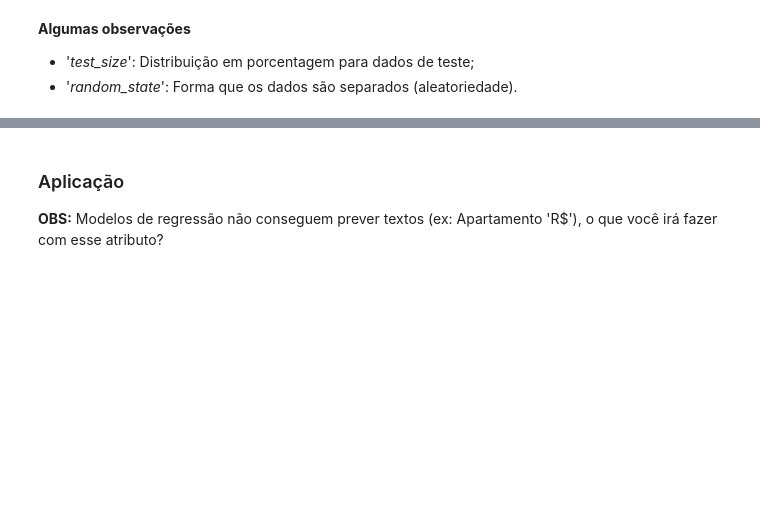
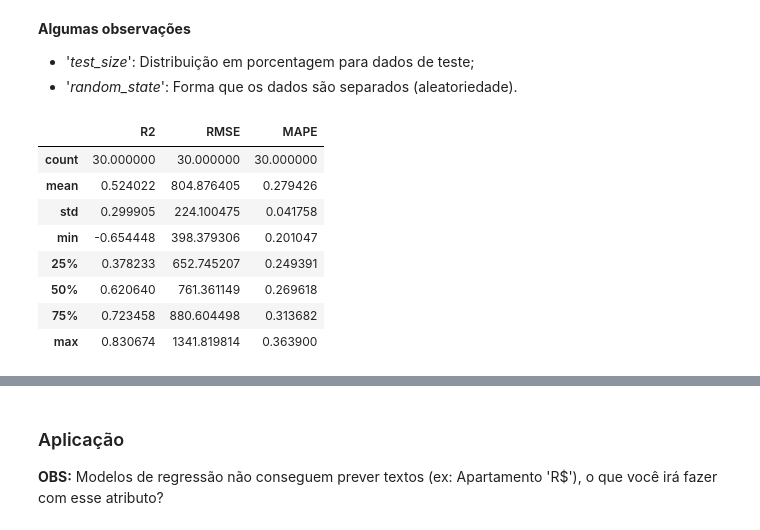
Before and after one commit to dudasimonassi/HackathonIA, a Jupyter notebook: Competicao_IA.ipynb, the cells around one changed output, grey strips where cells are left out. Saved outputs shown, nothing was run; the diff lists cells and outputs as text; code cells hidden in the pictures; blank space fills up the shorter version.

```diff
--- a/Competicao_IA.ipynb
+++ b/Competicao_IA.ipynb
@@ -301,18 +296,39 @@ Tipos de Imóveis a serem avaliados:
 # %%
-# NOSSO
-# Inputs
-X = apartamento_cobertura_kitnet_df.drop(['Preço'], axis=1)
-# Outputs
-y = [i[0] for i in apartamento_cobertura_kitnet_df[['Preço']].values]
-# Dados de treino e teste
-X_train, X_test, y_train, y_test = train_test_split(X, y, test_size=0.2, random_state=32)
+def runKNN(dataframe, random_state):
+  X = dataframe.drop(['Preço'], axis=1)
+  # Outputs
+  y = [i[0] for i in dataframe[['Preço']].values]
+  # Dados de treino e teste
+  X_train, X_test, y_train, y_test = train_test_split(X, y, test_size=0.2, random_state=random_state)
 
-# Remoção do Tipo de Imóvel para o código compilar (para uma boa prevista, recomenda-se utilizar esse atributo de alguma forma)
-X_train = X_train.drop(['Tipo'], axis=1)
-X_test = X_test.drop(['Tipo'], axis=1)
+  # Remoção do Tipo de Imóvel para o código compilar (para uma boa prevista, recomenda-se utilizar esse atributo de alguma forma)
+  X_train = X_train.drop(['Tipo'], axis=1)
+  X_test = X_test.drop(['Tipo'], axis=1)
 
-# Modelo KNN
-model = KNeighborsRegressor(n_neighbors=2)
-model.fit(X_train, y_train)
-y_predict = model.predict(X_test)
+  # Modelo KNN
+  model = KNeighborsRegressor(n_neighbors=2)
+  model.fit(X_train, y_train)
+  y_predict = model.predict(X_test)
+
+  R2 = r2_score(y_test, y_predict)
+  #print("R2   =", R2)
+  RMSE = math.sqrt(mean_squared_error(y_test, y_predict))
+  #print("RMSE =", RMSE)
+  MAPE = mean_absolute_percentage_error(y_test, y_predict)
+  #print("MAPE =", MAPE)
+
+  return R2, RMSE, MAPE
+
+
+#Modelo -> RandomForestRegressor(RFR)
+# %% [output]
+|  | R2 | RMSE | MAPE |
+| count | 30.000000 | 30.000000 | 30.000000 |
+| mean | 0.524022 | 804.876405 | 0.279426 |
+| std | 0.299905 | 224.100475 | 0.041758 |
+| min | -0.654448 | 398.379306 | 0.201047 |
+| 25% | 0.378233 | 652.745207 | 0.249391 |
+| 50% | 0.620640 | 761.361149 | 0.269618 |
+| 75% | 0.723458 | 880.604498 | 0.313682 |
+| max | 0.830674 | 1341.819814 | 0.363900 |
 # %%
```
Also changed, not shown: parts of 31 cells of this notebook, 4 other files.
